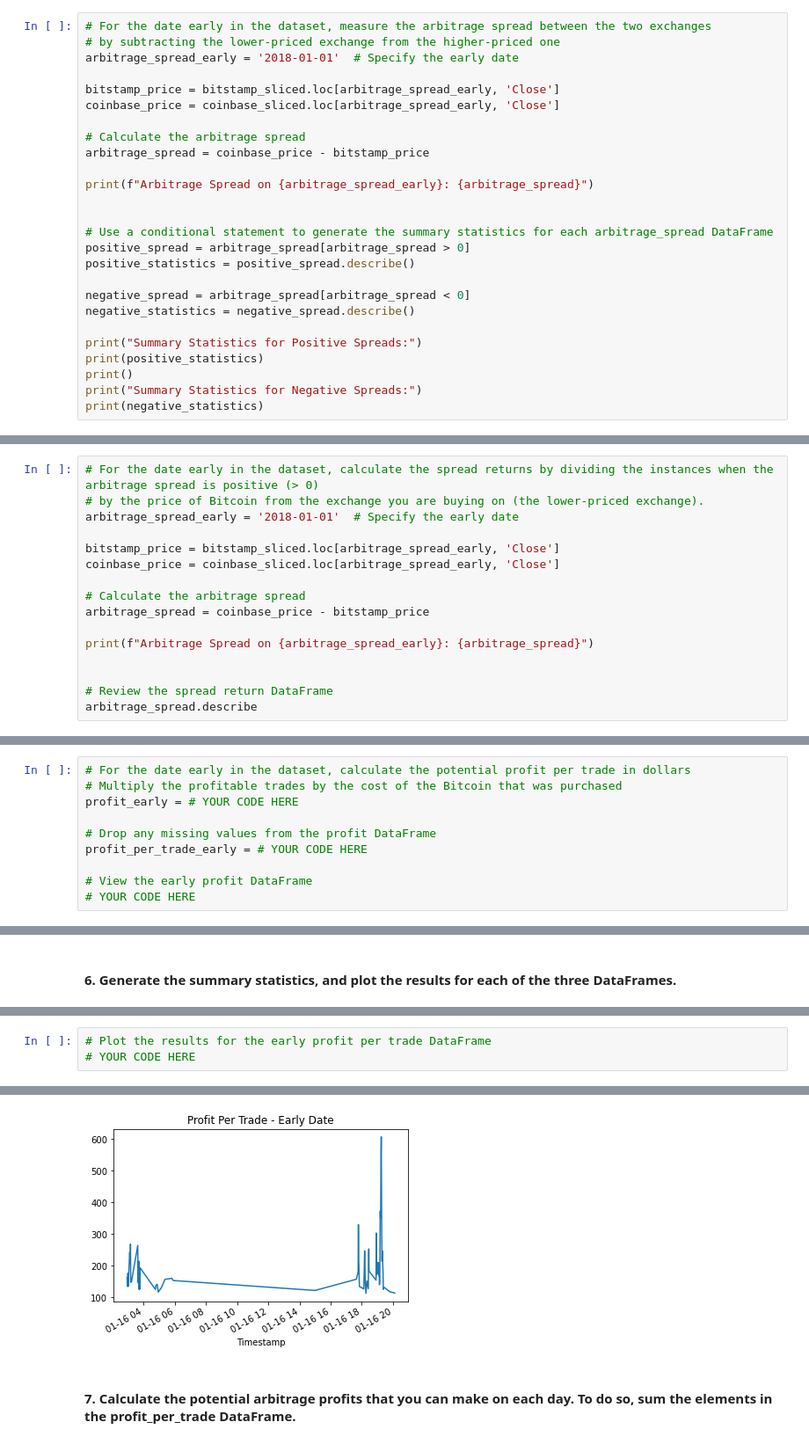
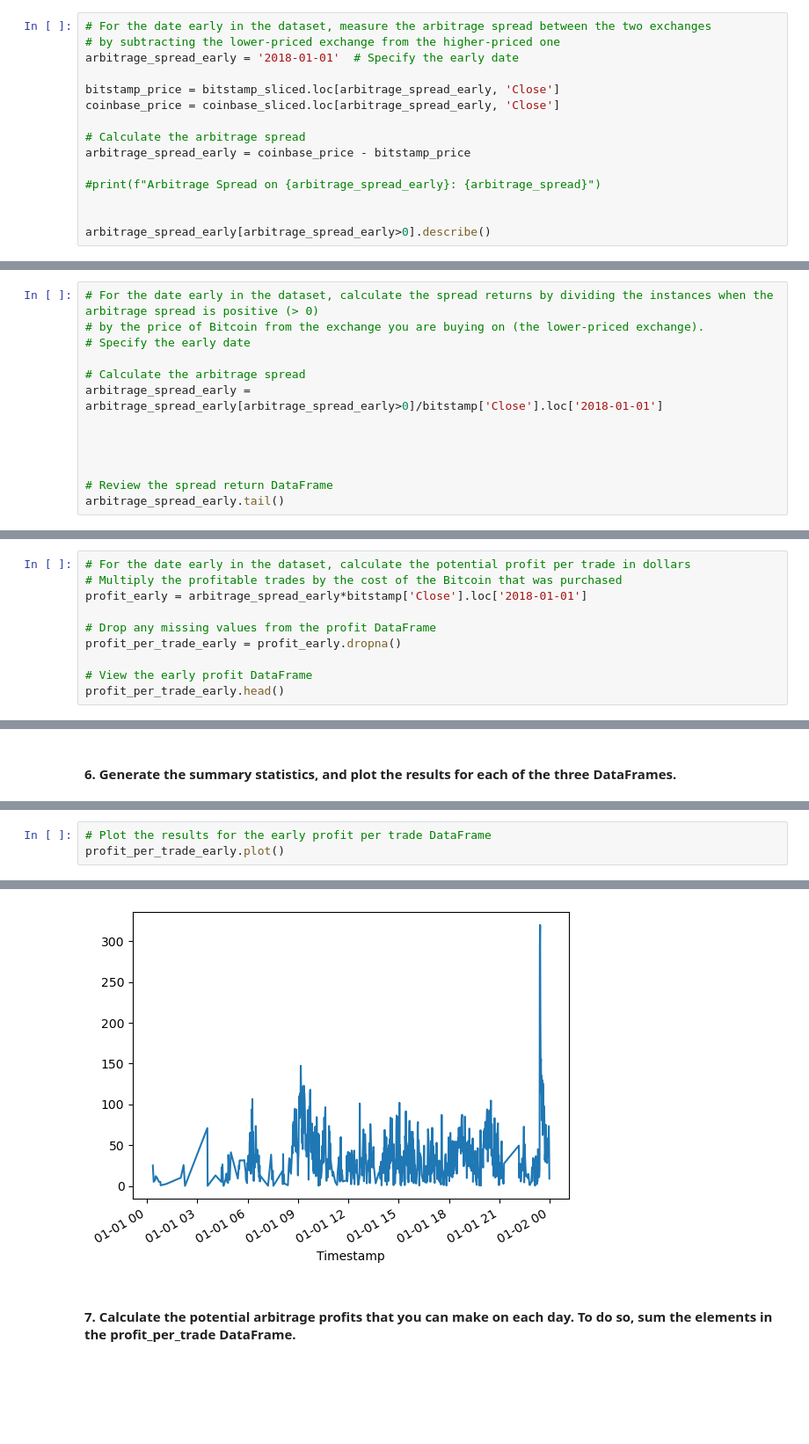
Before and after one commit to patogogo/btc_arbitrage, a Jupyter notebook: Challenge3/crypto_arbitrage.ipynb, the cells around one changed output, grey strips where cells are left out. Shown at 88% size. Cells and saved outputs as stored; diff of their text form; blank space fills up the shorter version.

```diff
--- a/Challenge3/crypto_arbitrage.ipynb
+++ b/Challenge3/crypto_arbitrage.ipynb
@@ -507,21 +523,10 @@ bitstamp_price = bitstamp_sliced.loc[arbitrage_spread_early, 'Close']
 coinbase_price = coinbase_sliced.loc[arbitrage_spread_early, 'Close']
 
 # Calculate the arbitrage spread
-arbitrage_spread = coinbase_price - bitstamp_price
+arbitrage_spread_early = coinbase_price - bitstamp_price
 
-print(f"Arbitrage Spread on {arbitrage_spread_early}: {arbitrage_spread}")
+#print(f"Arbitrage Spread on {arbitrage_spread_early}: {arbitrage_spread}")
 
 
-# Use a conditional statement to generate the summary statistics for each arbitrage_spread DataFrame
-positive_spread = arbitrage_spread[arbitrage_spread > 0]
-positive_statistics = positive_spread.describe()
-
-negative_spread = arbitrage_spread[arbitrage_spread < 0]
-negative_statistics = negative_spread.describe()
-
-print("Summary Statistics for Positive Spreads:")
-print(positive_statistics)
-print()
-print("Summary Statistics for Negative Spreads:")
-print(negative_statistics)
+arbitrage_spread_early[arbitrage_spread_early>0].describe()
 # %% [output]
@@ -547,17 +544,14 @@ Name: Close, dtype: float64
 # %%
 # For the date early in the dataset, calculate the spread returns by dividing the instances when the arbitrage spread is positive (> 0)
 # by the price of Bitcoin from the exchange you are buying on (the lower-priced exchange).
-arbitrage_spread_early = '2018-01-01'  # Specify the early date
-
-bitstamp_price = bitstamp_sliced.loc[arbitrage_spread_early, 'Close']
-coinbase_price = coinbase_sliced.loc[arbitrage_spread_early, 'Close']
+# Specify the early date
 
 # Calculate the arbitrage spread
-arbitrage_spread = coinbase_price - bitstamp_price
+arbitrage_spread_early = arbitrage_spread_early[arbitrage_spread_early>0]/bitstamp['Close'].loc['2018-01-01']
 
-print(f"Arbitrage Spread on {arbitrage_spread_early}: {arbitrage_spread}")
+
 
 
 # Review the spread return DataFrame
-arbitrage_spread.describe
+arbitrage_spread_early.tail()
 # %% [output]
@@ -619,12 +600,12 @@ Name: Close, dtype: float64
 # %%
 # For the date early in the dataset, calculate the potential profit per trade in dollars
 # Multiply the profitable trades by the cost of the Bitcoin that was purchased
-profit_early = # YOUR CODE HERE
+profit_early = arbitrage_spread_early*bitstamp['Close'].loc['2018-01-01']
 
 # Drop any missing values from the profit DataFrame
-profit_per_trade_early = # YOUR CODE HERE
+profit_per_trade_early = profit_early.dropna()
 
 # View the early profit DataFrame
-# YOUR CODE HERE
+profit_per_trade_early.head()
 # %% [output]
 Timestamp
@@ -657,5 +632,5 @@ max      606.800000
 Name: Close, dtype: float64
 # %%
 # Plot the results for the early profit per trade DataFrame
-# YOUR CODE HERE
+profit_per_trade_early.plot()
 # %% [output]
@@ -663,4 +638,4 @@ Name: Close, dtype: float64
-[figure, old version]
+[figure, new version]
 # %% [markdown]
 #### 7. Calculate the potential arbitrage profits that you can make on each day. To do so, sum the elements in the profit_per_trade DataFrame.
 # %%
```
Also changed, not shown: parts of 15 cells of this notebook.
